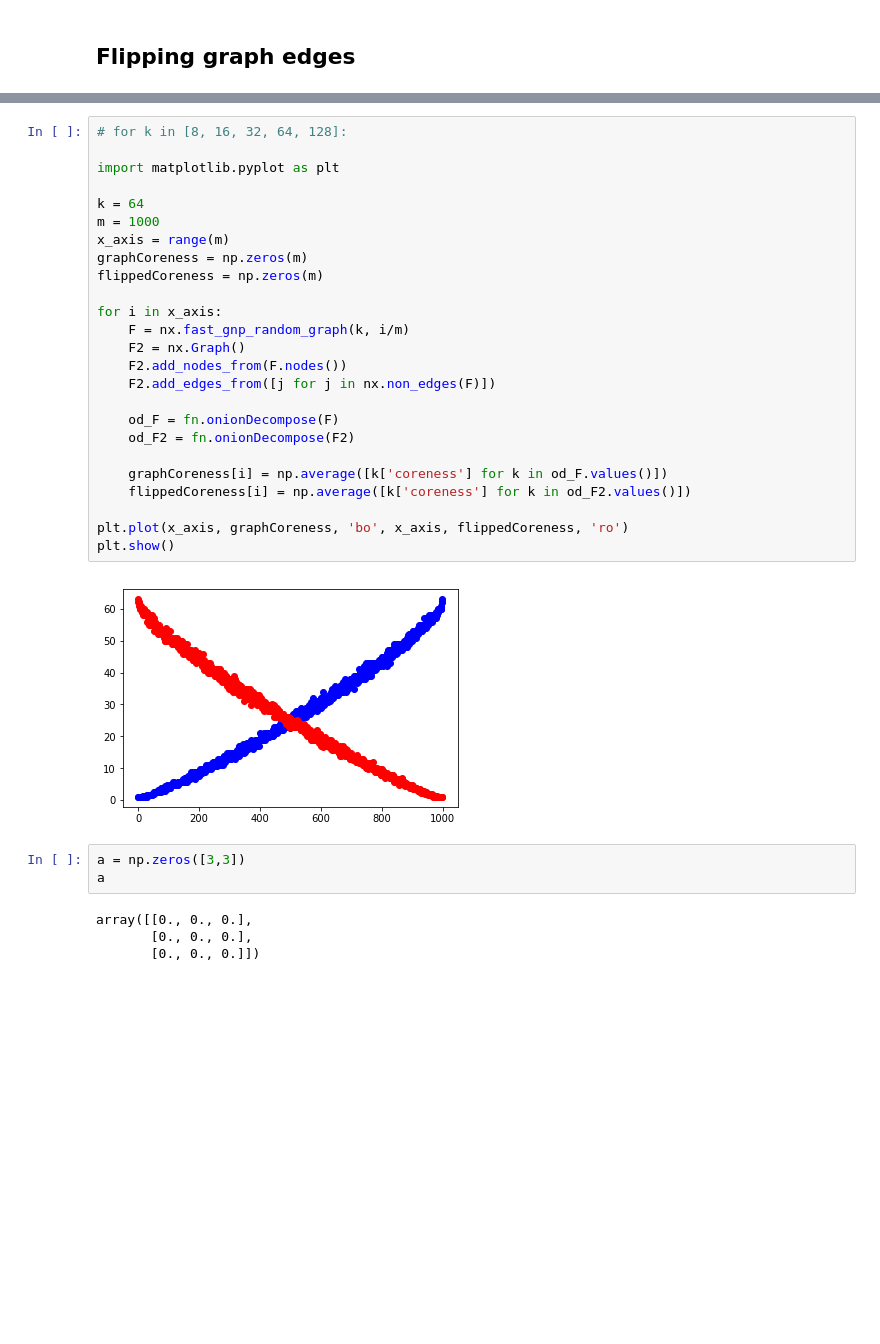
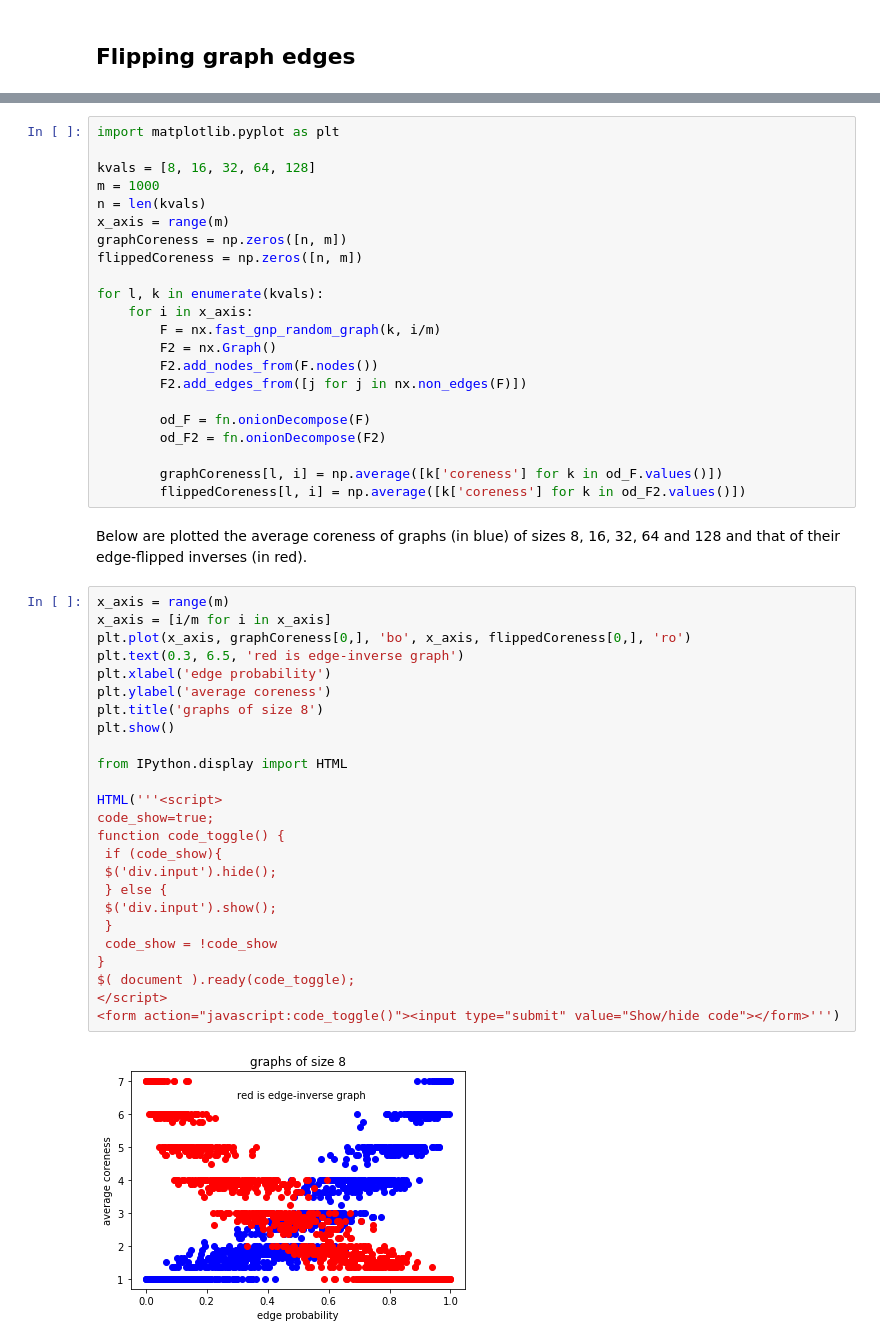
Before and after one commit to ta-rekt/motif-discovery, a Jupyter notebook: src/scratch.ipynb, the cells around one changed output, grey strips where cells are left out. Saved outputs shown, nothing was run; the diff lists cells and outputs as text; blank space fills up the shorter version.

```diff
--- a/src/scratch.ipynb
+++ b/src/scratch.ipynb
@@ -101,34 +143,51 @@ fn.onionDecompose(F2)
 # %%
-# for k in [8, 16, 32, 64, 128]:
-
 import matplotlib.pyplot as plt
 
-k = 64
+kvals = [8, 16, 32, 64, 128]
 m = 1000
+n = len(kvals)
 x_axis = range(m)
-graphCoreness = np.zeros(m)
-flippedCoreness = np.zeros(m)
+graphCoreness = np.zeros([n, m])
+flippedCoreness = np.zeros([n, m])
 
-for i in x_axis:
-    F = nx.fast_gnp_random_graph(k, i/m)
-    F2 = nx.Graph()
-    F2.add_nodes_from(F.nodes())
-    F2.add_edges_from([j for j in nx.non_edges(F)])
+for l, k in enumerate(kvals):
+    for i in x_axis:
+        F = nx.fast_gnp_random_graph(k, i/m)
+        F2 = nx.Graph()
+        F2.add_nodes_from(F.nodes())
+        F2.add_edges_from([j for j in nx.non_edges(F)])
 
-    od_F = fn.onionDecompose(F)
-    od_F2 = fn.onionDecompose(F2)
+        od_F = fn.onionDecompose(F)
+        od_F2 = fn.onionDecompose(F2)
 
-    graphCoreness[i] = np.average([k['coreness'] for k in od_F.values()])
-    flippedCoreness[i] = np.average([k['coreness'] for k in od_F2.values()])
-
-plt.plot(x_axis, graphCoreness, 'bo', x_axis, flippedCoreness, 'ro')
-plt.show()
+        graphCoreness[l, i] = np.average([k['coreness'] for k in od_F.values()])
+        flippedCoreness[l, i] = np.average([k['coreness'] for k in od_F2.values()])
-# %% [output]
-[figure, removed]
-# %%
-a = np.zeros([3,3])
-a
-# %% [output]
-array([[0., 0., 0.],
-       [0., 0., 0.],
-       [0., 0., 0.]])
+# %% [markdown]
+Below are plotted the average coreness of graphs (in blue) of sizes 8, 16, 32, 64 and 128 and that of their edge-flipped inverses (in red).
+# %%
+x_axis = range(m)
+x_axis = [i/m for i in x_axis]
+plt.plot(x_axis, graphCoreness[0,], 'bo', x_axis, flippedCoreness[0,], 'ro')
+plt.text(0.3, 6.5, 'red is edge-inverse graph')
+plt.xlabel('edge probability')
+plt.ylabel('average coreness')
+plt.title('graphs of size 8')
+plt.show()
+
+from IPython.display import HTML
+
+HTML('''<script>
+code_show=true;
+function code_toggle() {
+ if (code_show){
+ $('div.input').hide();
+ } else {
+ $('div.input').show();
+ }
+ code_show = !code_show
+}
+$( document ).ready(code_toggle);
+</script>
+<form action="javascript:code_toggle()"><input type="submit" value="Show/hide code"></form>''')
+# %% [output]
+[figure, added]
```
Also changed, not shown: parts of 19 cells of this notebook.
